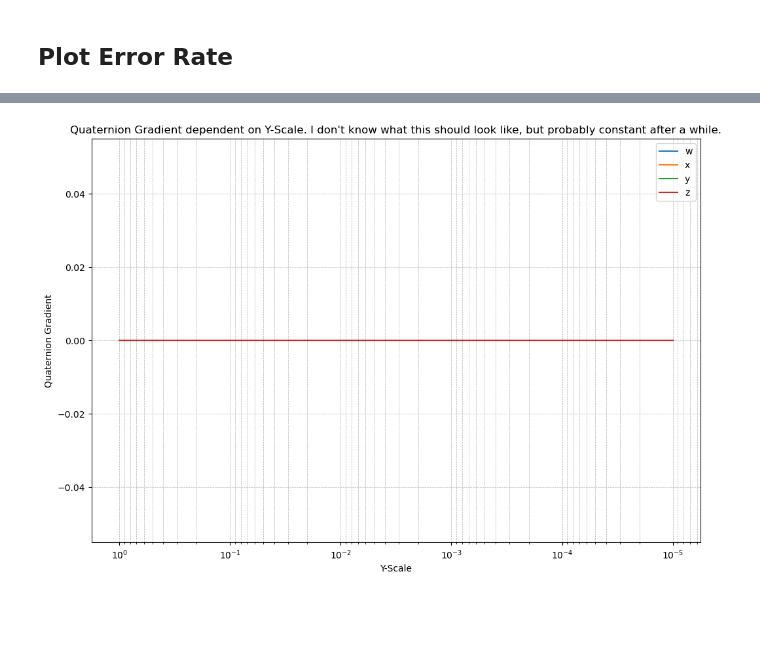
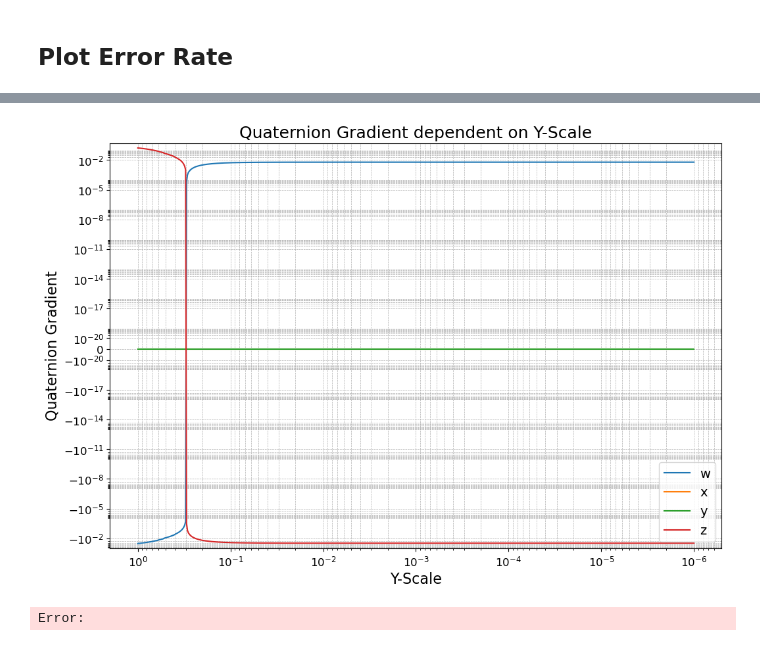
Before and after one commit to Dankrunchy/3dgrut, a Jupyter notebook: numeric_instability_3dgrut.ipynb, the cells around one changed output, grey strips where cells are left out. Saved outputs shown, nothing was run; the diff lists cells and outputs as text; code cells hidden in the pictures; blank space fills up the shorter version.

```diff
--- a/numeric_instability_3dgrut.ipynb
+++ b/numeric_instability_3dgrut.ipynb
@@ -304,37 +323,47 @@ plt.show()
 # %%
 import matplotlib.pyplot as plt
 
 %matplotlib inline
 
 f = plt.figure(figsize=(12, 8))
 
 quaternion_grads_plot = quaternion_grads.copy()
 # quaternion_grads_plot = np.abs( quaternion_grads_plot )
 # quaternion_grads_plot[ quaternion_grads != quaternion_grads ] = 1e2 # remove nans
-# quaternion_grads_plot[ quaternion_grads == 0 ] = 1e-14 # remove zeros (should not happen)
+# quaternion_grads_plot[ quaternion_grads == 0 ] = 1e-12 # remove zeros (should not happen)
 
 plt.plot( y_sizes, quaternion_grads_plot[:,0], label="w" )
 plt.plot( y_sizes, quaternion_grads_plot[:,1], label="x" )
 plt.plot( y_sizes, quaternion_grads_plot[:,2], label="y" )
 plt.plot( y_sizes, quaternion_grads_plot[:,3], label="z" )
 plt.gca().invert_xaxis()    # from thick to thin
-plt.legend()
+plt.legend(fontsize=14)
 
 plt.grid(True, which="both", linestyle="--", linewidth=0.5)  # Background grid
 plt.xscale("log") # gradients can get very big, so use log scale
-if (quaternion_grads_plot <= 0).any():
-    plt.yscale("linear")
-else:
-    plt.yscale("log")
+# if (quaternion_grads_plot <= 0).any():
+#     plt.yscale("linear")
+# else:
+#     plt.yscale("log")
+plt.yscale("symlog", linscale=1, linthresh=1e-20, subs=np.arange(10))
 
-plt.title('Quaternion Gradient dependent on Y-Scale. I don\'t know what this should look like, but probably constant after a while.')
-plt.xlabel("Y-Scale")
-plt.ylabel('Quaternion Gradient')
+plt.title('Quaternion Gradient dependent on Y-Scale', fontsize=18)
+plt.xlabel("Y-Scale", fontsize=16)
+plt.ylabel('Quaternion Gradient', fontsize=16)
+
+lims = list(plt.ylim())
+lims[0] = np.min(quaternion_grads_plot) * ( 3 if np.min(quaternion_grads_plot) < 0 else 0.3 )
+lims[1] = np.max(quaternion_grads_plot) * 3
+plt.ylim(*lims)
+
+plt.xticks(fontsize=12)
+plt.yticks(fontsize=12)
 
 from pathlib import Path
 path = Path("/home/user1/Documents/Master/worktree/gaussian_renderer/tmp")
 # plt.savefig( str(path / f"numerical_issues_solved.png") )
 plt.show()
 # plt.close()
 # %% [output]
-[figure, old version]
+[figure, new version]
+Error:
```
Also changed, not shown: parts of 5 cells of this notebook, 12 other files.
